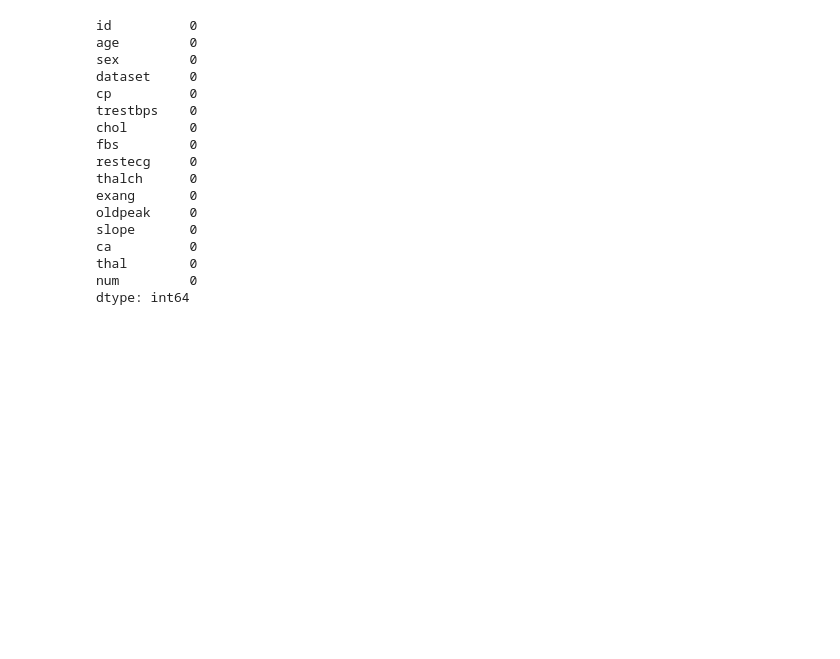
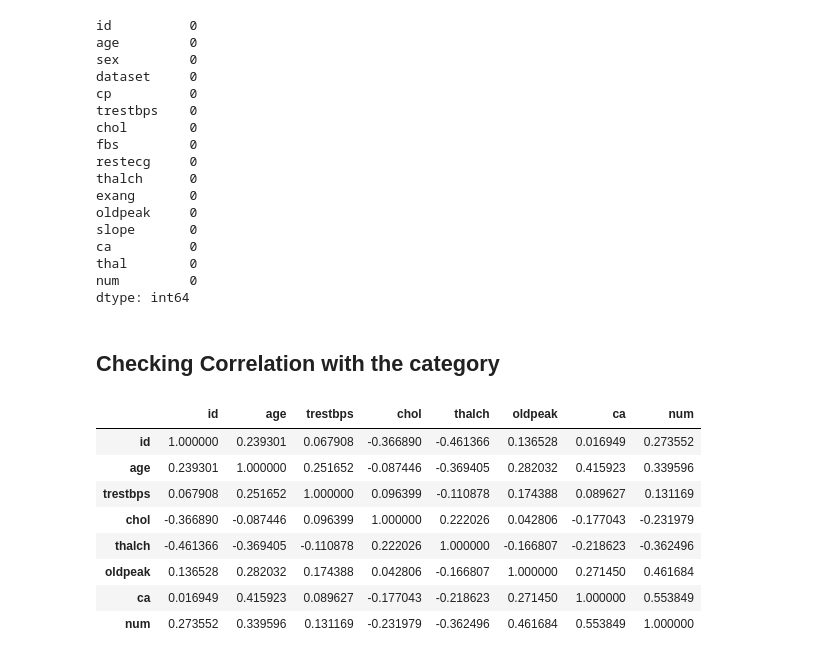
Before and after one commit to Aminul667/heart_disease_prediction, a Jupyter notebook: assignment2.ipynb, the cells around one changed output. Saved outputs shown, nothing was run; the diff lists cells and outputs as text; code cells hidden in the pictures; blank space fills up the shorter version.

Commit message:
added correlation

```diff
--- a/assignment2.ipynb
+++ b/assignment2.ipynb
@@ -321,3 +320,18 @@ ca          0
 thal        0
 num         0
 dtype: int64
+# %% [markdown]
+## Checking Correlation with the category
+# %%
+corr = df.corr(numeric_only=True)
+corr
+# %% [output]
+|  | id | age | trestbps | chol | thalch | oldpeak | ca | num |
+| id | 1.000000 | 0.239301 | 0.067908 | -0.366890 | -0.461366 | 0.136528 | 0.016949 | 0.273552 |
+| age | 0.239301 | 1.000000 | 0.251652 | -0.087446 | -0.369405 | 0.282032 | 0.415923 | 0.339596 |
+| trestbps | 0.067908 | 0.251652 | 1.000000 | 0.096399 | -0.110878 | 0.174388 | 0.089627 | 0.131169 |
+| chol | -0.366890 | -0.087446 | 0.096399 | 1.000000 | 0.222026 | 0.042806 | -0.177043 | -0.231979 |
+| thalch | -0.461366 | -0.369405 | -0.110878 | 0.222026 | 1.000000 | -0.166807 | -0.218623 | -0.362496 |
+| oldpeak | 0.136528 | 0.282032 | 0.174388 | 0.042806 | -0.166807 | 1.000000 | 0.271450 | 0.461684 |
+| ca | 0.016949 | 0.415923 | 0.089627 | -0.177043 | -0.218623 | 0.271450 | 1.000000 | 0.553849 |
+| num | 0.273552 | 0.339596 | 0.131169 | -0.231979 | -0.362496 | 0.461684 | 0.553849 | 1.000000 |
```
Also changed, not shown: parts of 6 cells of this notebook.
